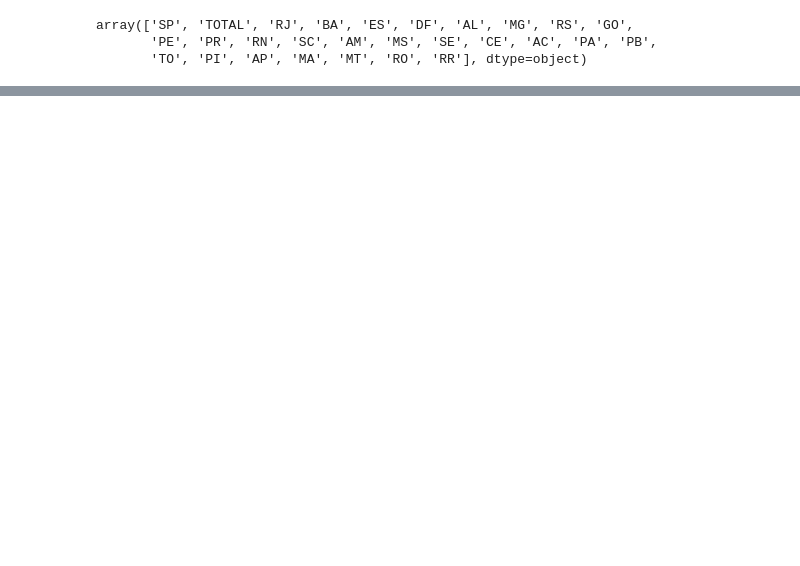
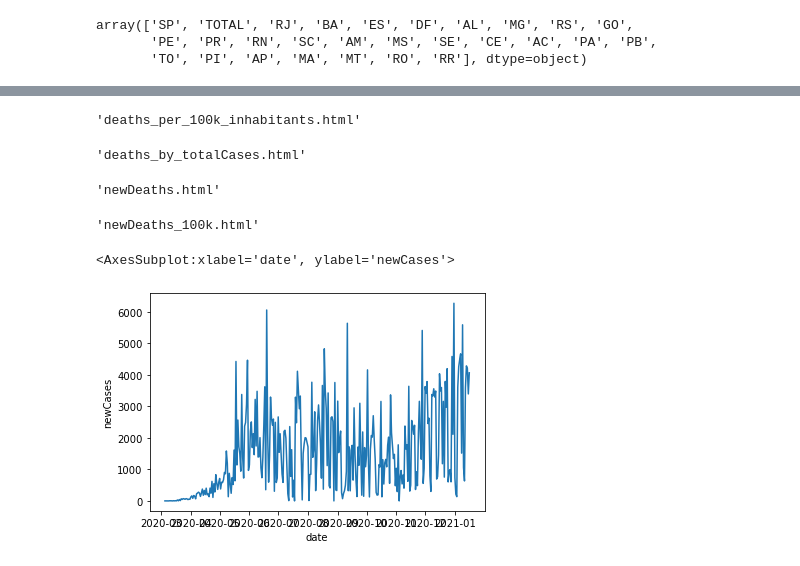
Before and after one commit to fontanads/bootcamp_dsa_2021, a Jupyter notebook: src/notebooks/new_notebook.ipynb, the cells around one changed output, grey strips where cells are left out. Drawn from its saved outputs; the diff is of its cells as text; code cells hidden in the pictures; blank space fills up the shorter version.

```diff
--- a/src/notebooks/new_notebook.ipynb
+++ b/src/notebooks/new_notebook.ipynb
@@ -112,0 +272,74 @@ pyo.plot(fig, filename='lineplot.html')
+# %%
+xvar = 'date'
+yvar = 'deaths_per_100k_inhabitants'#'tests_per_100k_inhabitants'
+
+traces = [get_plotly_lineplot_trace_object( *get_xy_data_from_state_df(get_state_tests_df(df_woca, state_str, xvar=xvar, yvar=yvar)), name=state_str) for state_str in ["TOTAL", "SP", "RS", "RJ", "AM", "MA", "CE","RN"]]
+data = [*traces]
+
+layout = go.Layout(title='COVID-BR',
+                  xaxis={'title':'Data'},
+                  yaxis=dict(title='deaths_per_100k_inhabitants'),
+                  hovermode='closest')
+
+fig = go.Figure(data=data, layout=layout)
+
+pyo.plot(fig, filename='deaths_per_100k_inhabitants.html')
+# %% [output]
+'deaths_per_100k_inhabitants.html'
+# %%
+xvar = 'date'
+yvar = 'deaths_by_totalCases'#'tests_per_100k_inhabitants'
+
+traces = [get_plotly_lineplot_trace_object( *get_xy_data_from_state_df(get_state_tests_df(df_woca, state_str, xvar=xvar, yvar=yvar)), name=state_str) for state_str in ["TOTAL", "SP", "RS", "RJ", "AM", "MA", "CE","RN"]]
+data = [*traces]
+
+layout = go.Layout(title='COVID-BR',
+                  xaxis={'title':'Data'},
+                  yaxis=dict(title='deaths_by_totalCases'),
+                  hovermode='closest')
+
+fig = go.Figure(data=data, layout=layout)
+
+pyo.plot(fig, filename='deaths_by_totalCases.html')
+# %% [output]
+'deaths_by_totalCases.html'
+# %%
+xvar = 'date'
+yvar = 'newDeaths'#'tests_per_100k_inhabitants'
+
+traces = [get_plotly_lineplot_trace_object( *get_xy_data_from_state_df(get_state_tests_df(df_woca, state_str, xvar=xvar, yvar=yvar)), name=state_str) for state_str in ["TOTAL", "SP", "RS", "RJ", "AM", "MA", "CE","RN"]]
+data = [*traces]
+
+layout = go.Layout(title='COVID-BR',
+                  xaxis={'title':'Data'},
+                  yaxis=dict(title='newDeaths'),
+                  hovermode='closest')
+
+fig = go.Figure(data=data, layout=layout)
+
+pyo.plot(fig, filename='newDeaths.html')
+# %% [output]
+'newDeaths.html'
+# %%
+
+xvar = 'date'
+yvar = 'newDeaths_100k'#'tests_per_100k_inhabitants'
+
+traces = [get_plotly_lineplot_trace_object( *get_xy_data_from_state_df(get_state_tests_df(df_woca, state_str, xvar=xvar, yvar=yvar)), name=state_str) for state_str in ["TOTAL", "SP", "RS", "RJ", "AM", "MA", "CE","RN"]]
+data = [*traces]
+
+layout = go.Layout(title='COVID-BR',
+                  xaxis={'title':'Data'},
+                  yaxis=dict(title='newDeaths_100k'),
+                  hovermode='closest')
+
+fig = go.Figure(data=data, layout=layout)
+
+pyo.plot(fig, filename='newDeaths_100k.html')
+# %% [output]
+'newDeaths_100k.html'
+# %%
+sns.lineplot(data = df_woca.query('state == "RJ"'),x='date' ,y='newCases')
+# %% [output]
+<AxesSubplot:xlabel='date', ylabel='newCases'>
+[figure, added]
```
Also changed, not shown: parts of 16 cells of this notebook, 8 other files.
